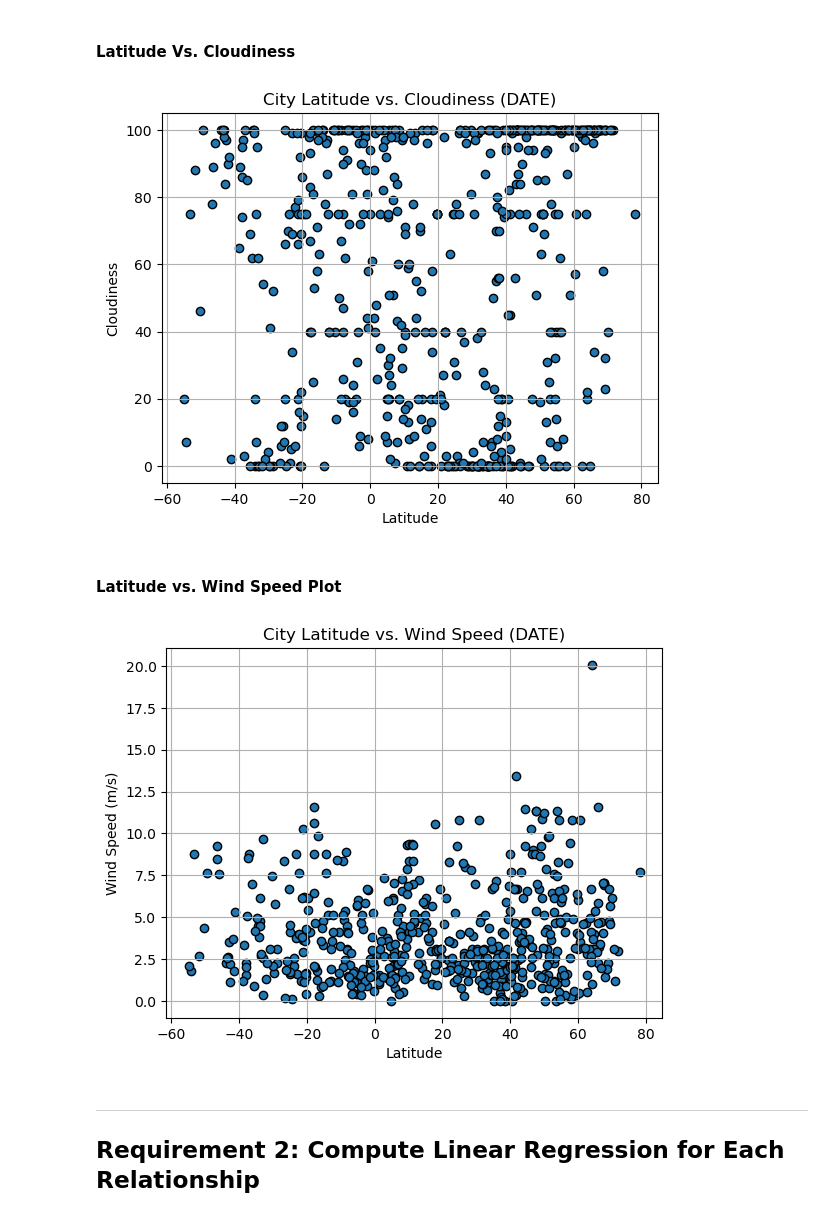
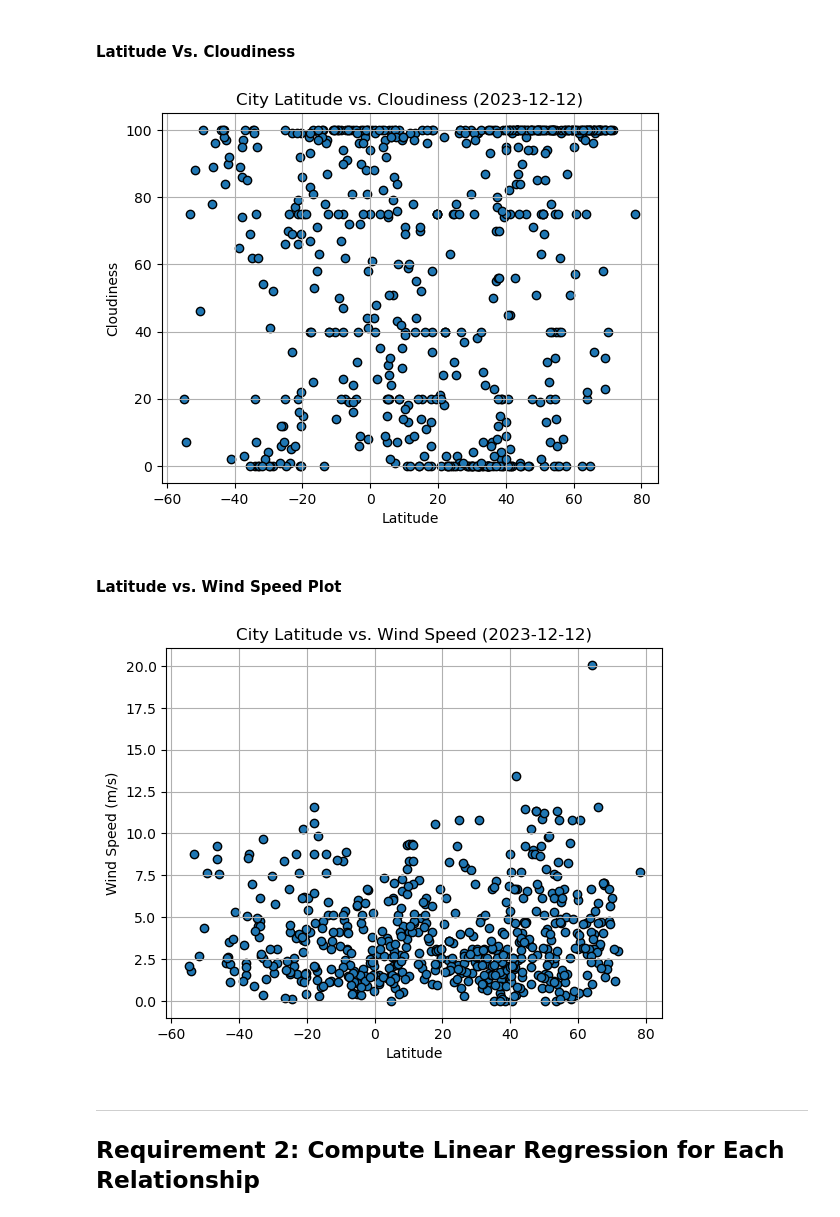
Before and after one commit to TRegan5/python-api-challenge, a Jupyter notebook: WeatherPy/WeatherPy.ipynb, the cells around one changed output. Cells and saved outputs as stored; diff of their text form; code cells hidden in the pictures.

```diff
--- a/WeatherPy/WeatherPy.ipynb
+++ b/WeatherPy/WeatherPy.ipynb
@@ -237,20 +235,20 @@ plt.show()
 # %%
 # Build the scatter plots for latitude vs. cloudiness
 plt.scatter(city_data_df["Lat"], city_data_df["Cloudiness"], marker="o", edgecolors="black")
 
 # Incorporate the other graph properties
-plt.title("City Latitude vs. Cloudiness (DATE)")
+plt.title(f"City Latitude vs. Cloudiness ({weather_date[0]}-{weather_date[1]}-{weather_date[2]})")
 plt.xlabel("Latitude")
 plt.ylabel("Cloudiness")
 plt.grid(True)
 
 # Save the figure
 plt.savefig("output_data/Fig3.png")
 
 # Show plot
 plt.show()
 # %% [output]
-[figure, old version]
+[figure, new version]
 # %% [markdown]
 #### Latitude vs. Wind Speed Plot
 # %%
@@ -258,7 +256,7 @@ plt.show()
 plt.scatter(city_data_df["Lat"], city_data_df["Wind Speed"], marker="o", edgecolors="black")
 
 # Incorporate the other graph properties
-plt.title("City Latitude vs. Wind Speed (DATE)")
+plt.title(f"City Latitude vs. Wind Speed ({weather_date[0]}-{weather_date[1]}-{weather_date[2]})")
 plt.xlabel("Latitude")
 plt.ylabel("Wind Speed (m/s)")
 plt.grid(True)
@@ -268,7 +266,7 @@ plt.savefig("output_data/Fig4.png")
 # Show plot
 plt.show()
 # %% [output]
-[figure, old version]
+[figure, new version]
 # %% [markdown]
 ---
 
```
Also changed, not shown: parts of 4 cells of this notebook, 4 other files.
